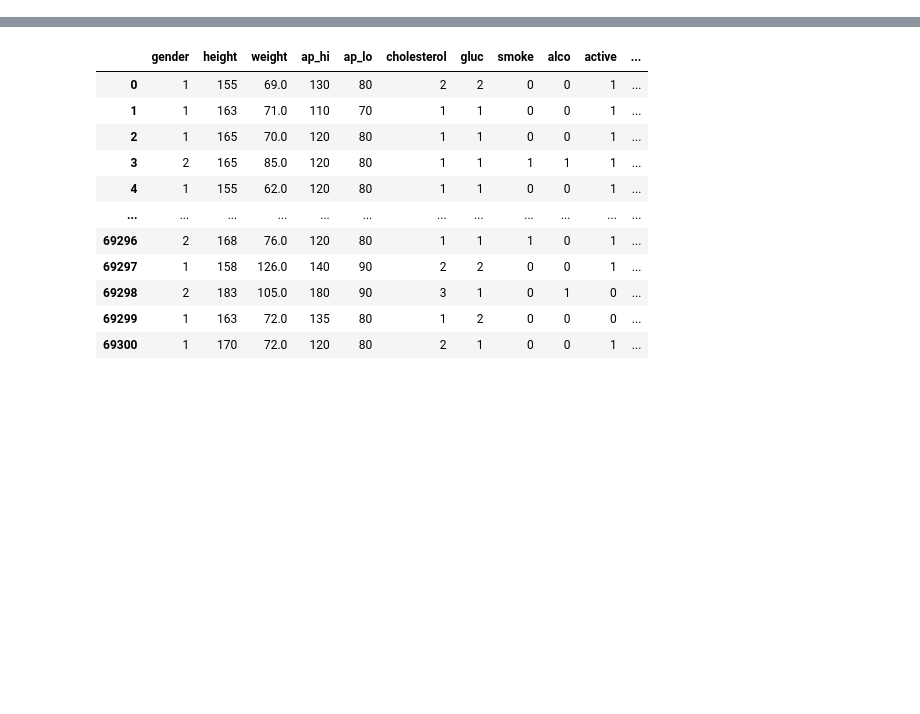
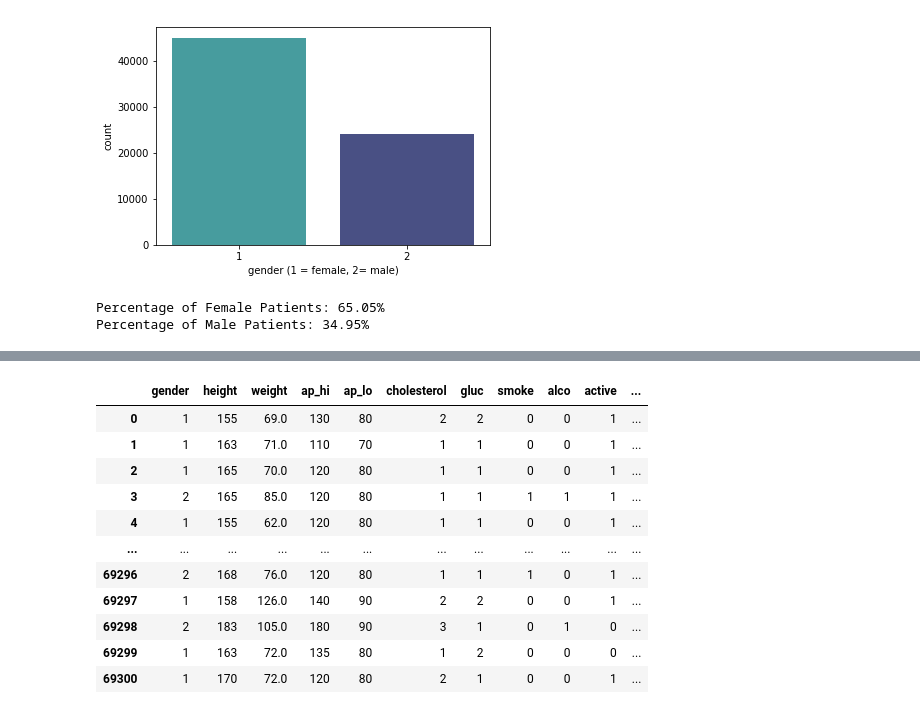
Before and after one commit to sumannelli/ineuron-challenge, a Jupyter notebook: Cardiovascular.ipynb, the cells around one changed output, grey strips where cells are left out. Saved outputs shown, nothing was run; the diff lists cells and outputs as text; code cells hidden in the pictures; blank space fills up the shorter version.

```diff
--- a/Cardiovascular.ipynb
+++ b/Cardiovascular.ipynb
@@ -37,0 +71,14 @@ data
+# %%
+sns.countplot(x='gender', data=data, palette="mako_r")
+plt.xlabel("gender (1 = female, 2= male)")
+plt.show()
+# %% [output]
+[figure, added]
+# %%
+countFemale = len(data[data.gender == 1])
+countMale = len(data[data.gender == 2])
+print("Percentage of Female Patients: {:.2f}%".format((countFemale / (len(data.gender))*100)))
+print("Percentage of Male Patients: {:.2f}%".format((countMale / (len(data.gender))*100)))
+# %% [output]
+Percentage of Female Patients: 65.05%
+Percentage of Male Patients: 34.95%
```
Also changed, not shown: parts of 35 cells of this notebook.
